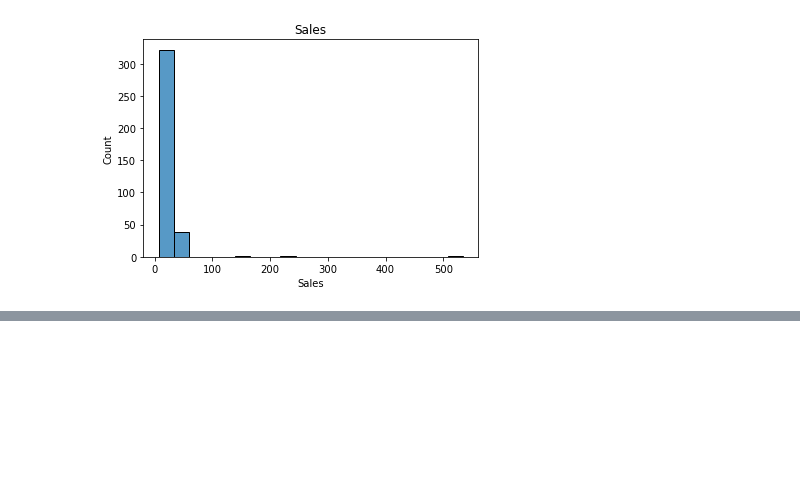
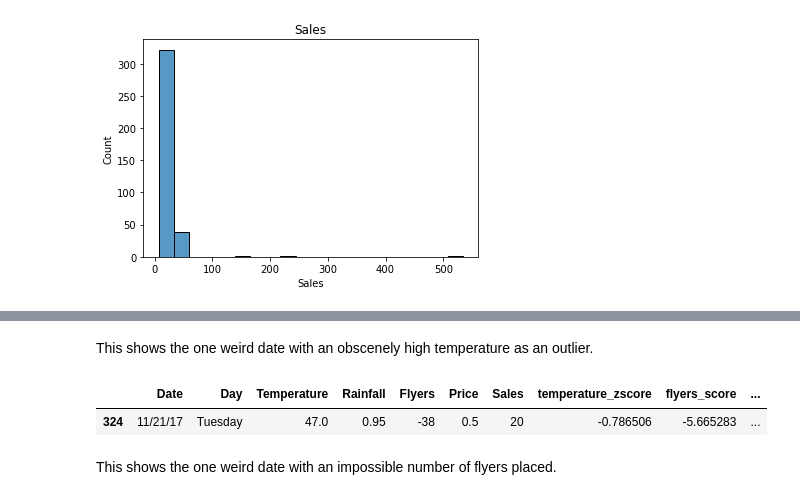
Before and after one commit to greg-maggard/anomaly_detection_exercises, a Jupyter notebook: continuous_probabilistic_methods.ipynb, the cells around one changed output, grey strips where cells are left out. Saved outputs shown, nothing was run; the diff lists cells and outputs as text; code cells hidden in the pictures; blank space fills up the shorter version.

```diff
--- a/continuous_probabilistic_methods.ipynb
+++ b/continuous_probabilistic_methods.ipynb
@@ -339,0 +391,10 @@ for col in cols[2:]:
+# %% [markdown]
+This shows the one weird date with an obscenely high temperature as an outlier.
+# %%
+#Dates where flyers placed were more than three z-scores from the mean:
+df[df['flyers_zscore'].abs() > 3]
+# %% [output]
+|  | Date | Day | Temperature | Rainfall | Flyers | Price | Sales | temperature_zscore | flyers_score | ... |
+| 324 | 11/21/17 | Tuesday | 47.0 | 0.95 | -38 | 0.5 | 20 | -0.786506 | -5.665283 | ... |
+# %% [markdown]
+This shows the one weird date with an impossible number of flyers placed.
```
Also changed, not shown: parts of 13 cells of this notebook, 2 other files.
